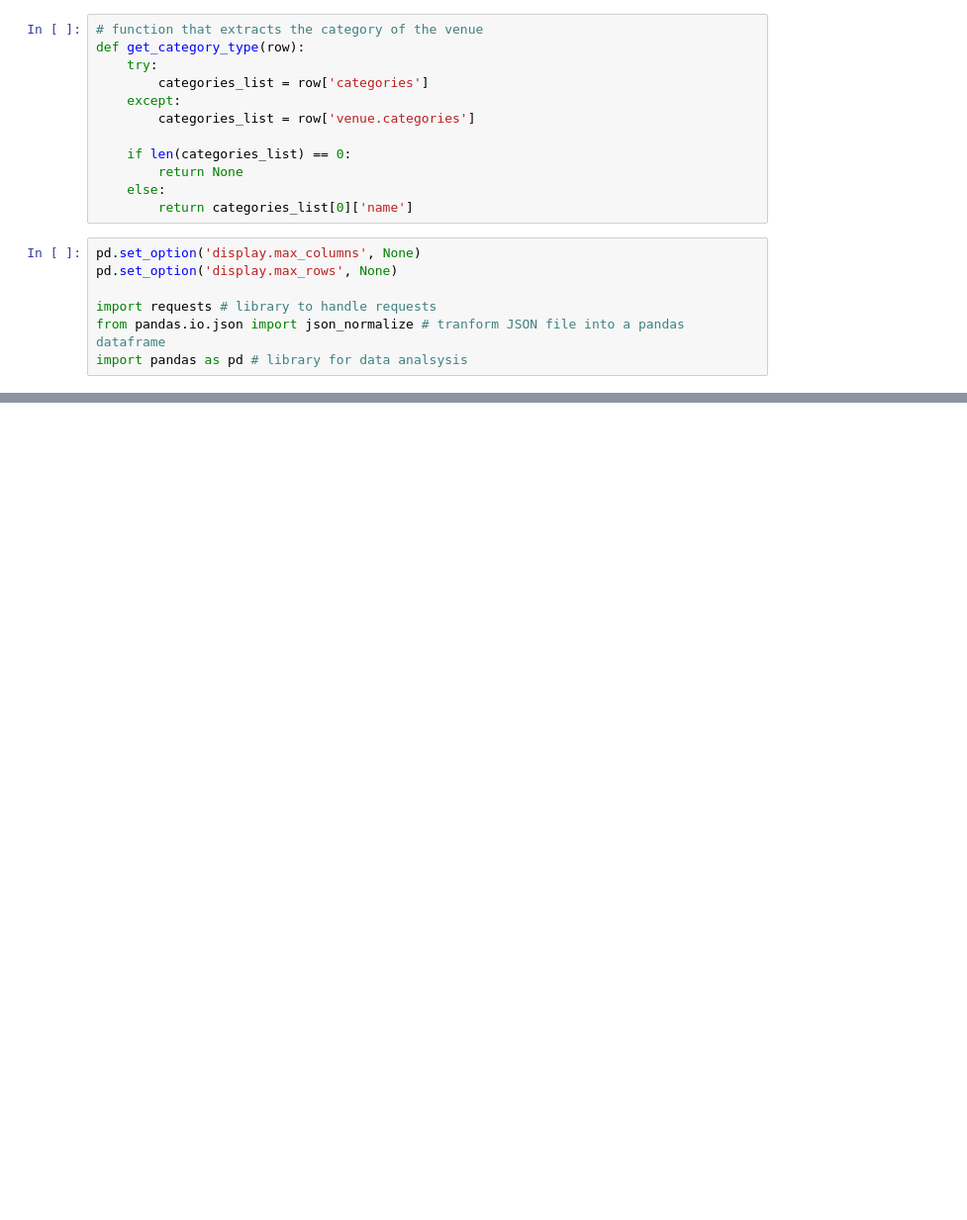
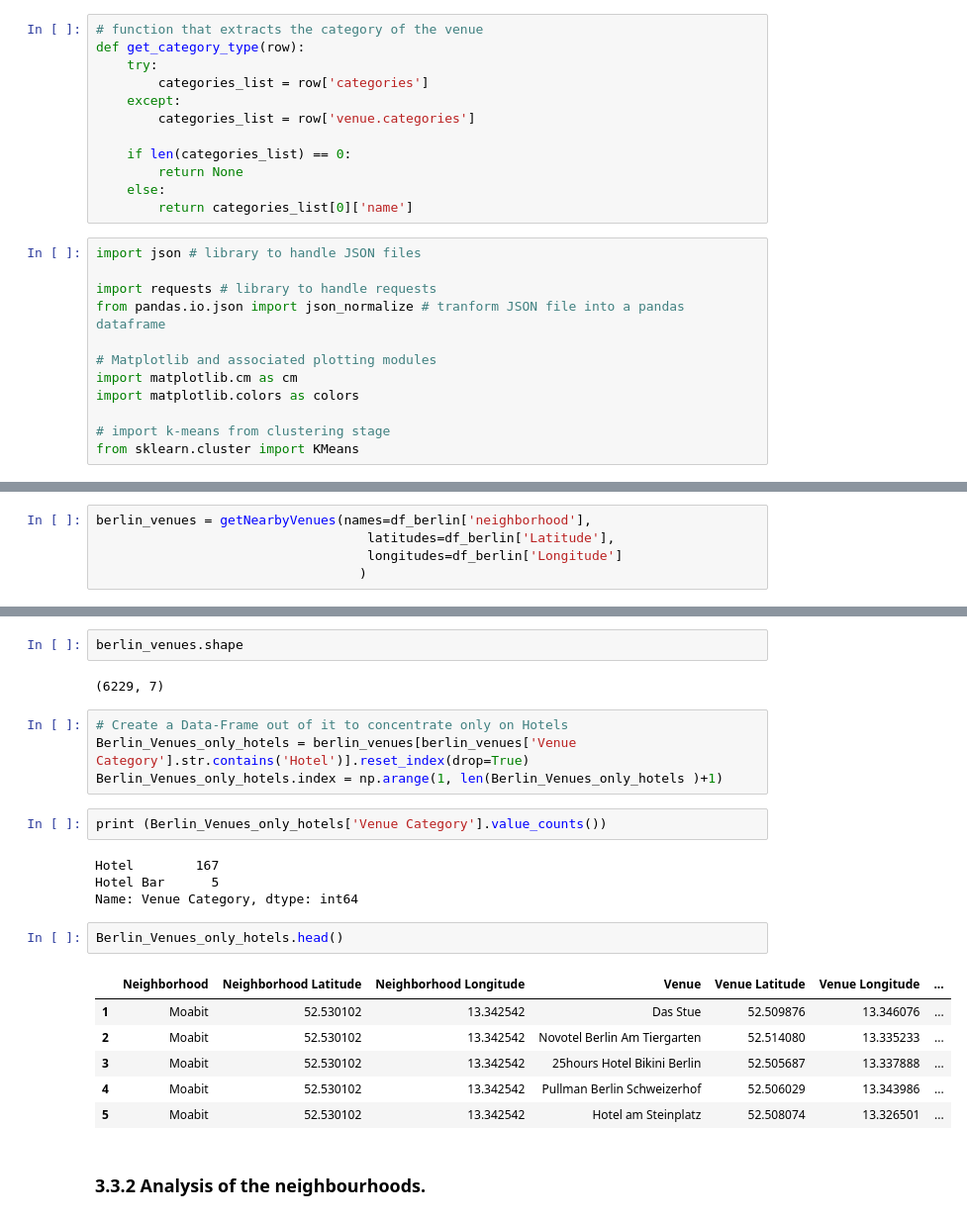
Before and after one commit to victoravalbuena/Coursera_Capstone, a Jupyter notebook: BERLIN_Neighborhood: Business Issue.ipynb, the cells around one changed output, grey strips where cells are left out. Shown at 99% size. Cells and saved outputs as stored; diff of their text form; blank space fills up the shorter version.

```diff
--- a/BERLIN_Neighborhood: Business Issue.ipynb
+++ b/BERLIN_Neighborhood: Business Issue.ipynb
@@ -314,12 +298,17 @@ def get_category_type(row):
     else:
         return categories_list[0]['name']
 # %%
-pd.set_option('display.max_columns', None)
-pd.set_option('display.max_rows', None)
+import json # library to handle JSON files
 
 import requests # library to handle requests
 from pandas.io.json import json_normalize # tranform JSON file into a pandas dataframe
-import pandas as pd # library for data analsysis
+
+# Matplotlib and associated plotting modules
+import matplotlib.cm as cm
+import matplotlib.colors as colors
+
+# import k-means from clustering stage
+from sklearn.cluster import KMeans
 # %%
 venues = results['response']['groups'][0]['items']
 
@@ -340,0 +385,5 @@ ImportError: cannot import name 'AggFuncType' from 'pandas._typing' (/opt/conda/
+# %%
+berlin_venues = getNearbyVenues(names=df_berlin['neighborhood'],
+                                   latitudes=df_berlin['Latitude'],
+                                   longitudes=df_berlin['Longitude']
+                                  )
@@ -340,0 +408,25 @@ ImportError: cannot import name 'AggFuncType' from 'pandas._typing' (/opt/conda/
+# %%
+berlin_venues.shape
+# %% [output]
+(6229, 7)
+# %%
+# Create a Data-Frame out of it to concentrate only on Hotels
+Berlin_Venues_only_hotels = berlin_venues[berlin_venues['Venue Category'].str.contains('Hotel')].reset_index(drop=True)
+Berlin_Venues_only_hotels.index = np.arange(1, len(Berlin_Venues_only_hotels )+1)
+# %%
+print (Berlin_Venues_only_hotels['Venue Category'].value_counts())
+# %% [output]
+Hotel        167
+Hotel Bar      5
+Name: Venue Category, dtype: int64
+# %%
+Berlin_Venues_only_hotels.head()
+# %% [output]
+|  | Neighborhood | Neighborhood Latitude | Neighborhood Longitude | Venue | Venue Latitude | Venue Longitude | ... |
+| 1 | Moabit | 52.530102 | 13.342542 | Das Stue | 52.509876 | 13.346076 | ... |
+| 2 | Moabit | 52.530102 | 13.342542 | Novotel Berlin Am Tiergarten | 52.514080 | 13.335233 | ... |
+| 3 | Moabit | 52.530102 | 13.342542 | 25hours Hotel Bikini Berlin | 52.505687 | 13.337888 | ... |
+| 4 | Moabit | 52.530102 | 13.342542 | Pullman Berlin Schweizerhof | 52.506029 | 13.343986 | ... |
+| 5 | Moabit | 52.530102 | 13.342542 | Hotel am Steinplatz | 52.508074 | 13.326501 | ... |
+# %% [markdown]
+### 3.3.2 Analysis of the neighbourhoods.
```
Also changed, not shown: parts of 13 cells of this notebook.
